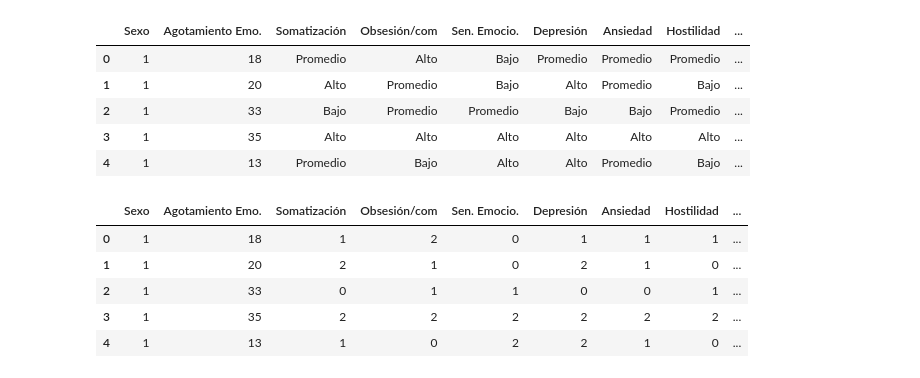
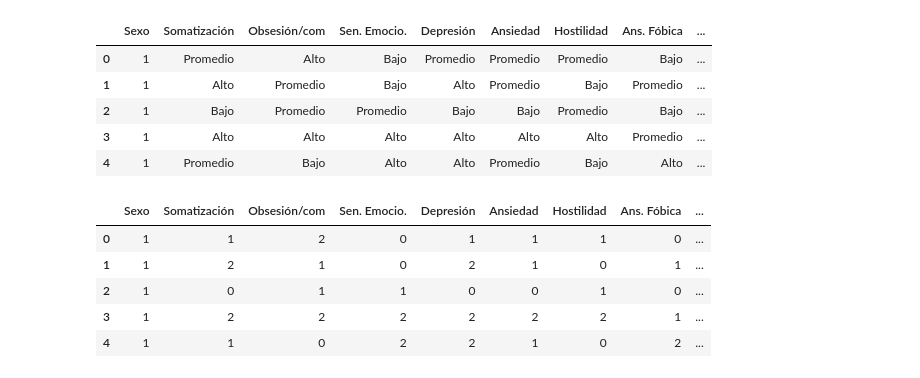
Before and after one commit to kristhyanlz/Predict_ECE_from_SA45, a Jupyter notebook: backend/trainModel2.ipynb, the cells around one changed output. Saved outputs shown, nothing was run; the diff lists cells and outputs as text; code cells hidden in the pictures.

Commit message:
Correcciones, entrenamiento con sexo y SA45 total

```diff
--- a/backend/trainModel2.ipynb
+++ b/backend/trainModel2.ipynb
@@ -7,18 +7,18 @@ data_excel = data_excel.iloc[:, :-11]
 # %%
 #Obtengo las columnas que me interesan
 #data = data.iloc[:, -10:]
 col_sexo = data_excel.iloc[:, 0]
-col_baremos = data_excel.iloc[:, -12:]
+col_baremos = data_excel.iloc[:, -11:]
 
 data  = pd.concat( [col_sexo, col_baremos], axis=1 )
 data.head()
 # %% [output]
-|  | Sexo | Agotamiento Emo. | Somatización | Obsesión/com | Sen. Emocio. | Depresión | Ansiedad | Hostilidad | ... |
-| 0 | 1 | 18 | Promedio | Alto | Bajo | Promedio | Promedio | Promedio | ... |
-| 1 | 1 | 20 | Alto | Promedio | Bajo | Alto | Promedio | Bajo | ... |
-| 2 | 1 | 33 | Bajo | Promedio | Promedio | Bajo | Bajo | Promedio | ... |
-| 3 | 1 | 35 | Alto | Alto | Alto | Alto | Alto | Alto | ... |
-| 4 | 1 | 13 | Promedio | Bajo | Alto | Alto | Promedio | Bajo | ... |
+|  | Sexo | Somatización | Obsesión/com | Sen. Emocio. | Depresión | Ansiedad | Hostilidad | Ans. Fóbica | ... |
+| 0 | 1 | Promedio | Alto | Bajo | Promedio | Promedio | Promedio | Bajo | ... |
+| 1 | 1 | Alto | Promedio | Bajo | Alto | Promedio | Bajo | Promedio | ... |
+| 2 | 1 | Bajo | Promedio | Promedio | Bajo | Bajo | Promedio | Bajo | ... |
+| 3 | 1 | Alto | Alto | Alto | Alto | Alto | Alto | Promedio | ... |
+| 4 | 1 | Promedio | Bajo | Alto | Alto | Promedio | Bajo | Alto | ... |
 # %%
 #Creo el map
 category_map = {
@@ -31,16 +31,16 @@ category_map = {
 #Convierto las categorias a numeros
 data2 = data.copy()
 for i in range(11):
-    data2.iloc[:, 2+i ] = data2.iloc[:, 2+i ].map(category_map)
+    data2.iloc[:, 1+i ] = data2.iloc[:, 1+i ].map(category_map)
 
 data2.head()
 # %% [output]
-|  | Sexo | Agotamiento Emo. | Somatización | Obsesión/com | Sen. Emocio. | Depresión | Ansiedad | Hostilidad | ... |
-| 0 | 1 | 18 | 1 | 2 | 0 | 1 | 1 | 1 | ... |
-| 1 | 1 | 20 | 2 | 1 | 0 | 2 | 1 | 0 | ... |
-| 2 | 1 | 33 | 0 | 1 | 1 | 0 | 0 | 1 | ... |
-| 3 | 1 | 35 | 2 | 2 | 2 | 2 | 2 | 2 | ... |
-| 4 | 1 | 13 | 1 | 0 | 2 | 2 | 1 | 0 | ... |
+|  | Sexo | Somatización | Obsesión/com | Sen. Emocio. | Depresión | Ansiedad | Hostilidad | Ans. Fóbica | ... |
+| 0 | 1 | 1 | 2 | 0 | 1 | 1 | 1 | 0 | ... |
+| 1 | 1 | 2 | 1 | 0 | 2 | 1 | 0 | 1 | ... |
+| 2 | 1 | 0 | 1 | 1 | 0 | 0 | 1 | 0 | ... |
+| 3 | 1 | 2 | 2 | 2 | 2 | 2 | 2 | 1 | ... |
+| 4 | 1 | 1 | 0 | 2 | 2 | 1 | 0 | 2 | ... |
 # %%
 data2.to_csv("respuestas_label.csv")
 # %%
```
Also changed, not shown: parts of 9 cells of this notebook, 4 other files.
